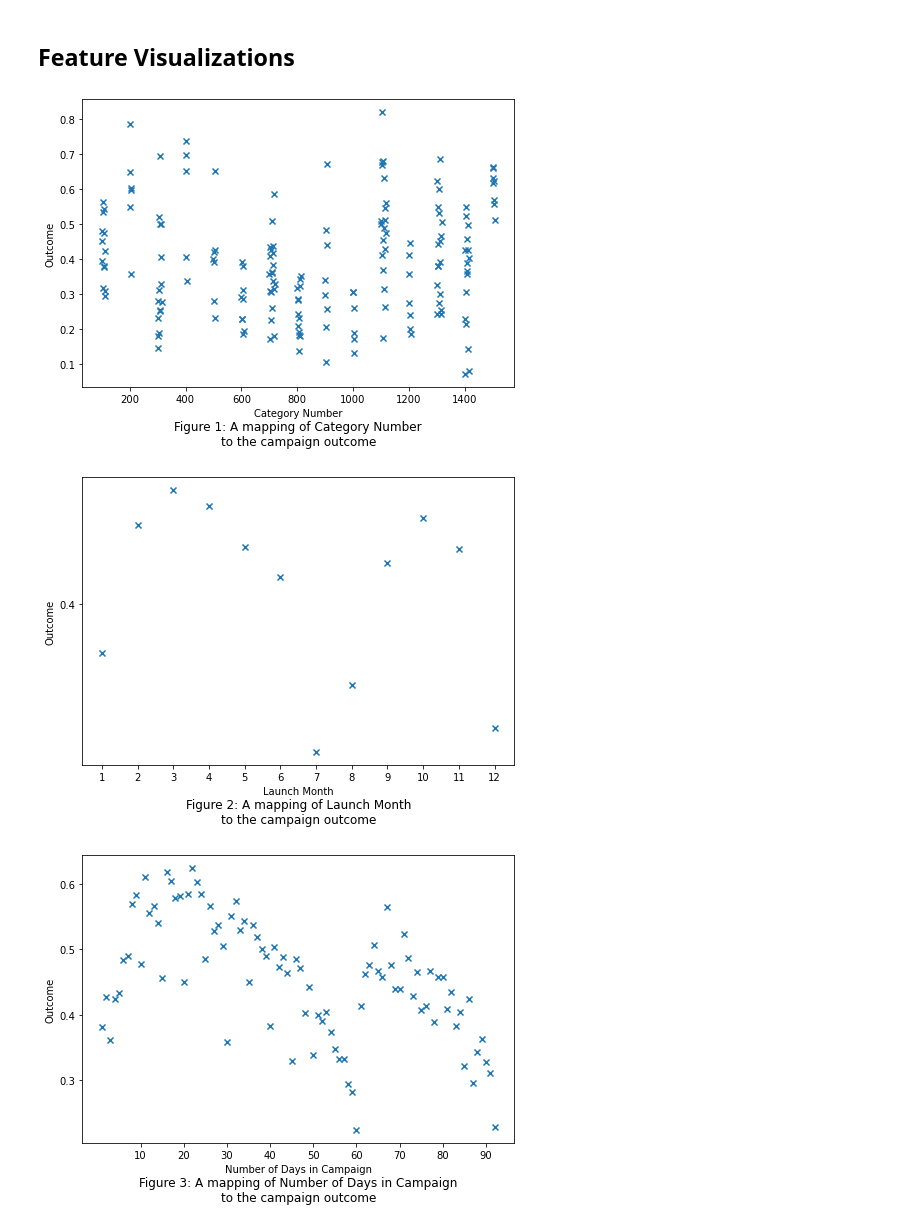
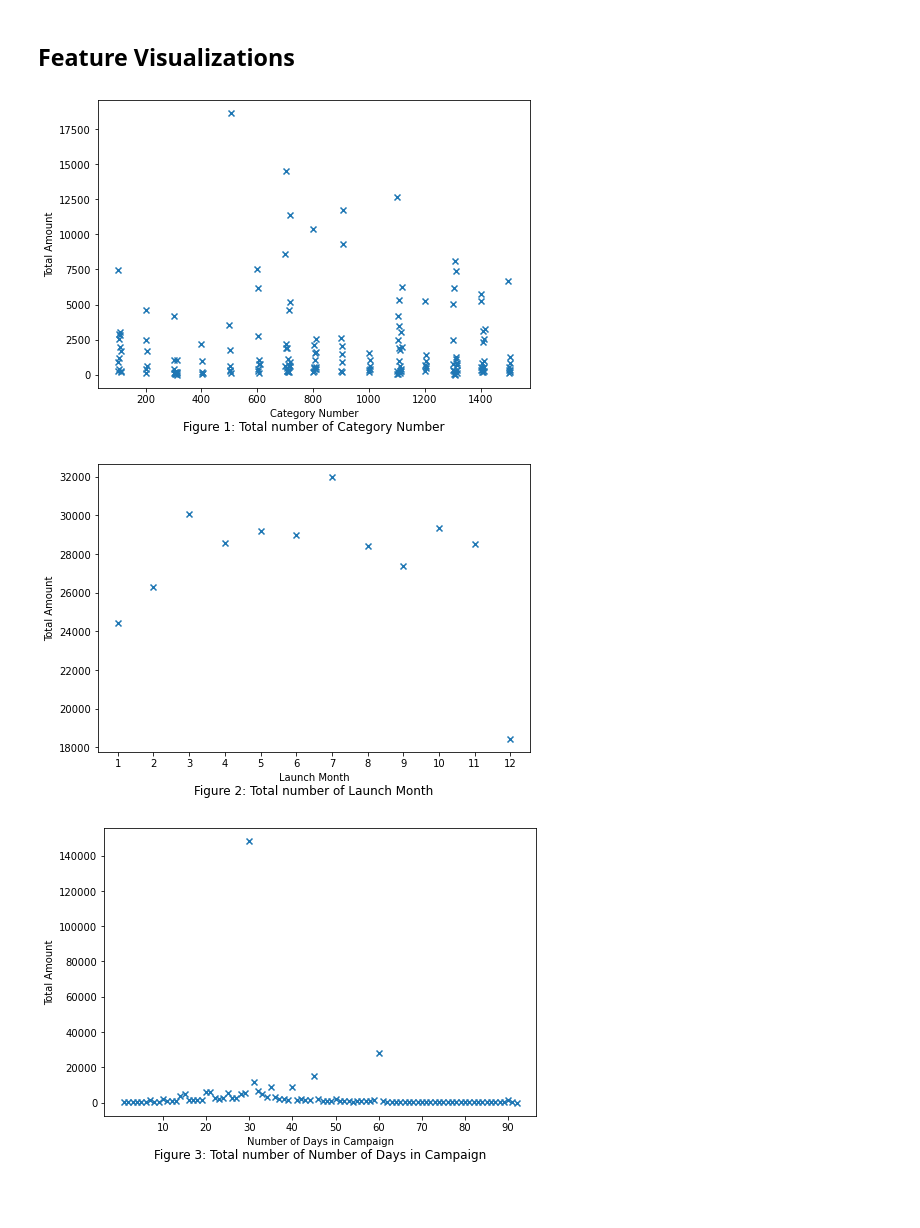
Before and after one commit to josh-ing/Sp22_ML_Final, a Jupyter notebook: visualizations.ipynb, the cells around one changed output. Cells and saved outputs as stored; diff of their text form; code cells hidden in the pictures; blank space fills up the shorter version.

Commit message:
Add Dist Viz

```diff
--- a/visualizations.ipynb
+++ b/visualizations.ipynb
@@ -211,12 +234,10 @@ class Visualize(object):
 ## Feature Visualizations
 # %%
 vis = Visualize()
-vis.feature_to_outcome()
-vis.feature_to_outcome_left()
-# vis.average()
-# vis.count()
-# vis.feature_to_outcome_NB()
+# vis.feature_to_outcome()
+# vis.feature_to_outcome_left()
+vis.feature_dist()
 # %% [output]
-[figure, old version]
+[figure, new version]
-[figure, old version]
+[figure, new version]
-[figure, old version]
+[figure, new version]
```
Also changed, not shown: parts of 2 cells of this notebook.
